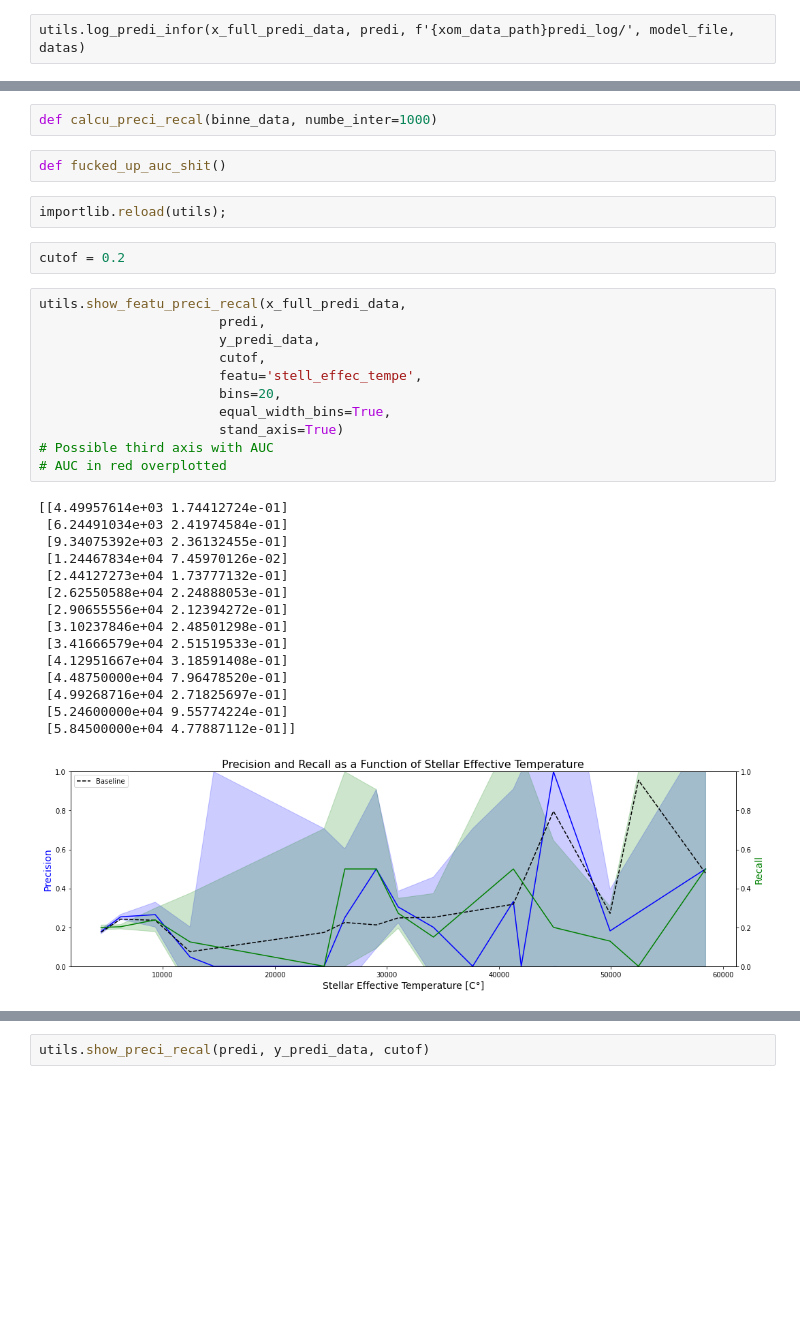
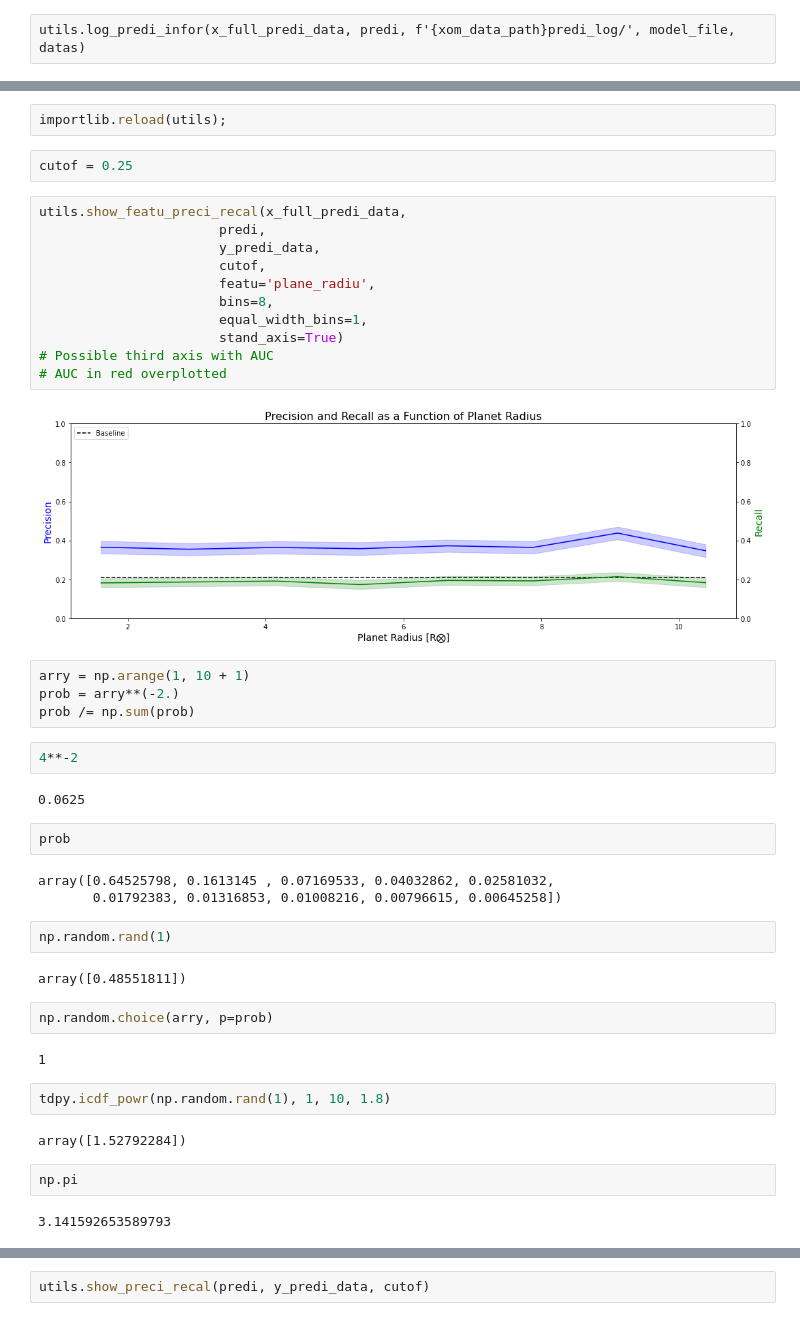
Before and after one commit to rfradkin/Exomoon_Detection, a Jupyter notebook: rnns/singl_model.ipynb, the cells around one changed output, grey strips where cells are left out. Drawn from its saved outputs; the diff is of its cells as text; blank space fills up the shorter version.

```diff
--- a/rnns/singl_model.ipynb
+++ b/rnns/singl_model.ipynb
@@ -410,35 +275,46 @@ def show_featu_preci_recal(data,
-# %%
-def calcu_preci_recal(binne_data, numbe_inter=1000)
-# %%
-def fucked_up_auc_shit()
 # %%
 importlib.reload(utils);
 # %%
-cutof = 0.2
+cutof = 0.25
 # %%
 utils.show_featu_preci_recal(x_full_predi_data,
                        predi,
                        y_predi_data,
                        cutof,
-                       featu='stell_effec_tempe',
-                       bins=20,
-                       equal_width_bins=True,
+                       featu='plane_radiu',
+                       bins=8,
+                       equal_width_bins=1,
                        stand_axis=True)
 # Possible third axis with AUC
 # AUC in red overplotted
 # %% [output]
-[[4.49957614e+03 1.74412724e-01]
- [6.24491034e+03 2.41974584e-01]
- [9.34075392e+03 2.36132455e-01]
- [1.24467834e+04 7.45970126e-02]
- [2.44127273e+04 1.73777132e-01]
- [2.62550588e+04 2.24888053e-01]
- [2.90655556e+04 2.12394272e-01]
- [3.10237846e+04 2.48501298e-01]
- [3.41666579e+04 2.51519533e-01]
- [4.12951667e+04 3.18591408e-01]
- [4.48750000e+04 7.96478520e-01]
- [4.99268716e+04 2.71825697e-01]
- [5.24600000e+04 9.55774224e-01]
- [5.84500000e+04 4.77887112e-01]]
-[figure, old version]
+[figure, new version]
+# %%
+arry = np.arange(1, 10 + 1)
+prob = arry**(-2.)
+prob /= np.sum(prob)
+# %%
+4**-2
+# %% [output]
+0.0625
+# %%
+prob
+# %% [output]
+array([0.64525798, 0.1613145 , 0.07169533, 0.04032862, 0.02581032,
+       0.01792383, 0.01316853, 0.01008216, 0.00796615, 0.00645258])
+# %%
+np.random.rand(1)
+# %% [output]
+array([0.48551811])
+# %%
+np.random.choice(arry, p=prob)
+# %% [output]
+1
+# %%
+tdpy.icdf_powr(np.random.rand(1), 1, 10, 1.8)
+# %% [output]
+array([1.52792284])
+# %%
+np.pi
+# %% [output]
+3.141592653589793
```
Also changed, not shown: parts of 22 cells of this notebook, 4 other files.
